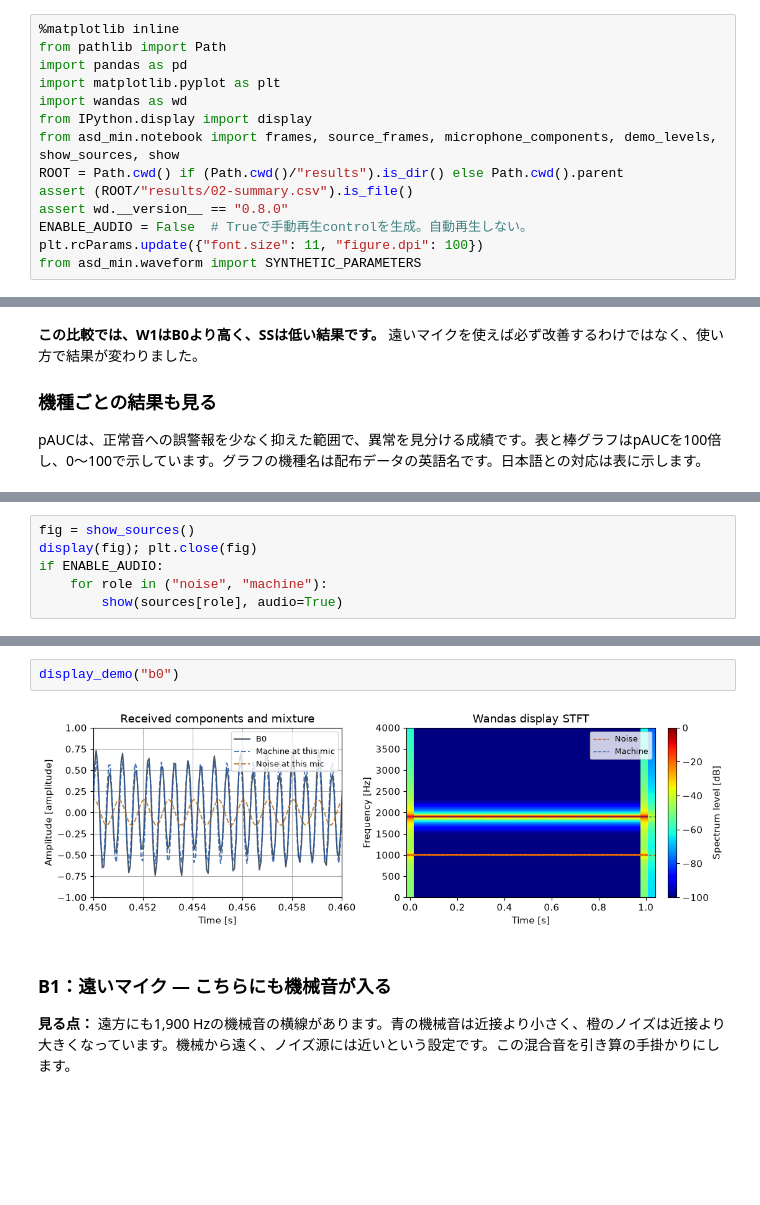
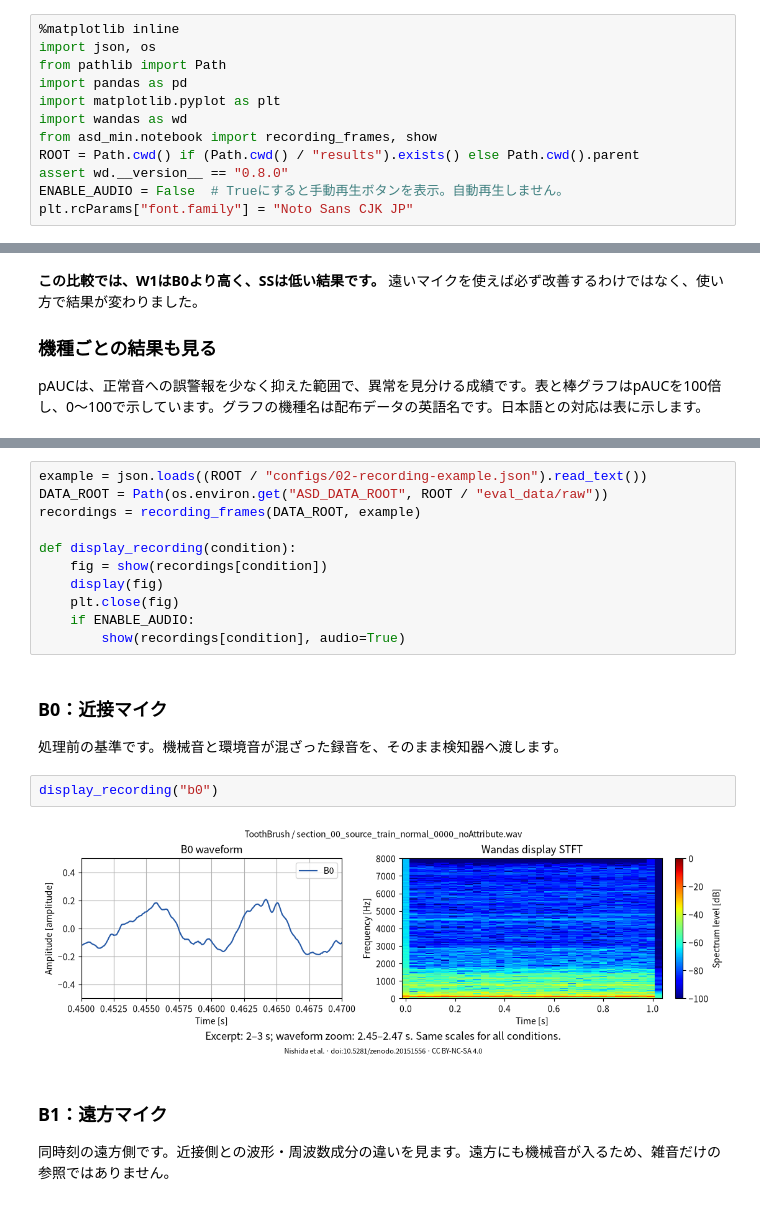
Before and after one commit to kasahart/asd-experiments, a Jupyter notebook: notebooks/02_b0_b1_w1_ss.ipynb, the cells around one changed output, grey strips where cells are left out. Drawn from its saved outputs; the diff is of its cells as text; blank space fills up the shorter version.

Commit message:
Use one DCASE recording for reader waveform comparisons

```diff
--- a/notebooks/02_b0_b1_w1_ss.ipynb
+++ b/notebooks/02_b0_b1_w1_ss.ipynb
@@ -19,18 +19,16 @@
 *次のセルは表示の準備コードです。読むだけなら飛ばして、結果の表へ進んでください。*
 # %%
 %matplotlib inline
+import json, os
 from pathlib import Path
 import pandas as pd
 import matplotlib.pyplot as plt
 import wandas as wd
-from IPython.display import display
-from asd_min.notebook import frames, source_frames, microphone_components, demo_levels, show_sources, show
-ROOT = Path.cwd() if (Path.cwd()/"results").is_dir() else Path.cwd().parent
-assert (ROOT/"results/02-summary.csv").is_file()
+from asd_min.notebook import recording_frames, show
+ROOT = Path.cwd() if (Path.cwd() / "results").exists() else Path.cwd().parent
 assert wd.__version__ == "0.8.0"
-ENABLE_AUDIO = False  # Trueで手動再生controlを生成。自動再生しない。
-plt.rcParams.update({"font.size": 11, "figure.dpi": 100})
-from asd_min.waveform import SYNTHETIC_PARAMETERS
+ENABLE_AUDIO = False  # Trueにすると手動再生ボタンを表示。自動再生しません。
+plt.rcParams["font.family"] = "Noto Sans CJK JP"
 # %% [markdown]
 ## 2. 結果の読み方 — W1は上がり、SSは総合では上がらなかった
 
@@ -118,6 +75,0 @@ def display_demo(condition):
-# %%
-fig = show_sources()
-display(fig); plt.close(fig)
-if ENABLE_AUDIO:
-    for role in ("noise", "machine"):
-        show(sources[role], audio=True)
@@ -130,9 +86,24 @@ if ENABLE_AUDIO:
+# %%
+example = json.loads((ROOT / "configs/02-recording-example.json").read_text())
+DATA_ROOT = Path(os.environ.get("ASD_DATA_ROOT", ROOT / "eval_data/raw"))
+recordings = recording_frames(DATA_ROOT, example)
+
+def display_recording(condition):
+    fig = show(recordings[condition])
+    display(fig)
+    plt.close(fig)
+    if ENABLE_AUDIO:
+        show(recordings[condition], audio=True)
+# %% [markdown]
+### B0：近接マイク
+
+処理前の基準です。機械音と環境音が混ざった録音を、そのまま検知器へ渡します。
 # %%
-display_demo("b0")
+display_recording("b0")
 # %% [output]
-[figure, old version]
+[figure, new version]
-# %% [markdown]
-### B1：遠いマイク — こちらにも機械音が入る
-
-**見る点：** 遠方にも1,900 Hzの機械音の横線があります。青の機械音は近接より小さく、橙のノイズは近接より大きくなっています。機械から遠く、ノイズ源には近いという設定です。この混合音を引き算の手掛かりにします。
+# %% [markdown]
+### B1：遠方マイク
+
+同時刻の遠方側です。近接側との波形・周波数成分の違いを見ます。遠方にも機械音が入るため、雑音だけの参照ではありません。
 # %%
```
Also changed, not shown: parts of 17 cells of this notebook, 7 other files.
